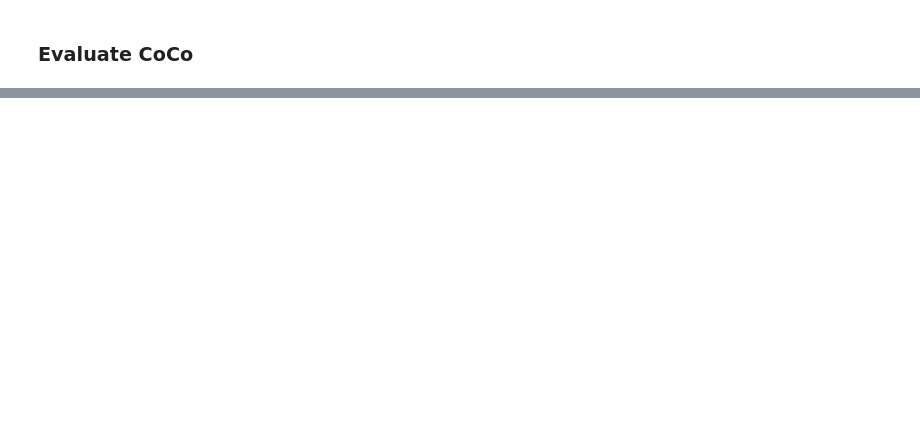
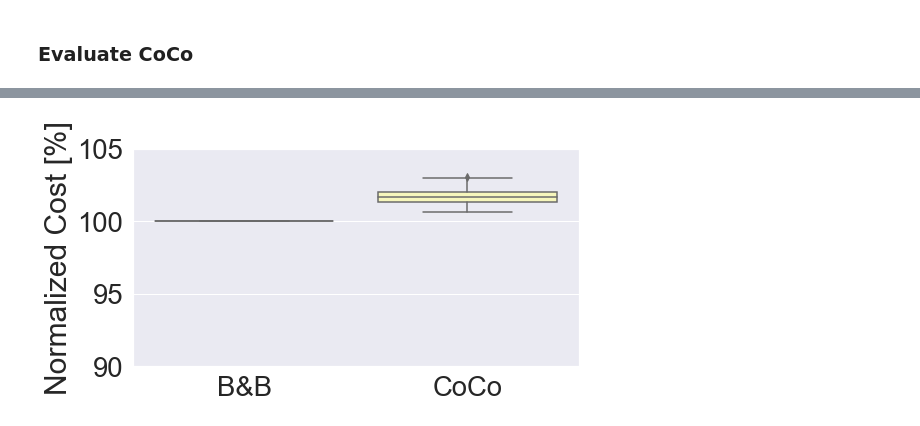
Before and after one commit to acauligi/energy291-project, a Jupyter notebook: data_generation.ipynb, the cells around one changed output, grey strips where cells are left out. Saved outputs shown, nothing was run; the diff lists cells and outputs as text; code cells hidden in the pictures; blank space fills up the shorter version.

```diff
--- a/data_generation.ipynb
+++ b/data_generation.ipynb
@@ -322,0 +398,17 @@ prob_success, true_cost, ip_solve_time, optvals = prob.solve_bin_problem(prob_pa
+# %%
+results = {}
+results['Policy'] =  ['B&B']*len(costs_ip) + ['CoCo']*len(cost_ratios_coco)
+results['Optimality'] = np.hstack(([100]*costs_ip.size, 100*cost_ratios_coco))
+results = pd.DataFrame(results)
+
+plt.figure(figsize=(8,4))
+plt.tight_layout()
+plt.ylim([90, 105])
+
+ax_cost = sns.boxplot(x=results['Policy'], y=results['Optimality'], palette="Set3")
+ax_cost.set(xlabel="", ylabel="Normalized Cost [%]")
+
+figure = ax_cost.get_figure()
+# figure.savefig("figs/cost.png", bbox_inches='tight')
+# %% [output]
+[figure, added]
```
Also changed, not shown: parts of 27 cells of this notebook, 2 other files.
